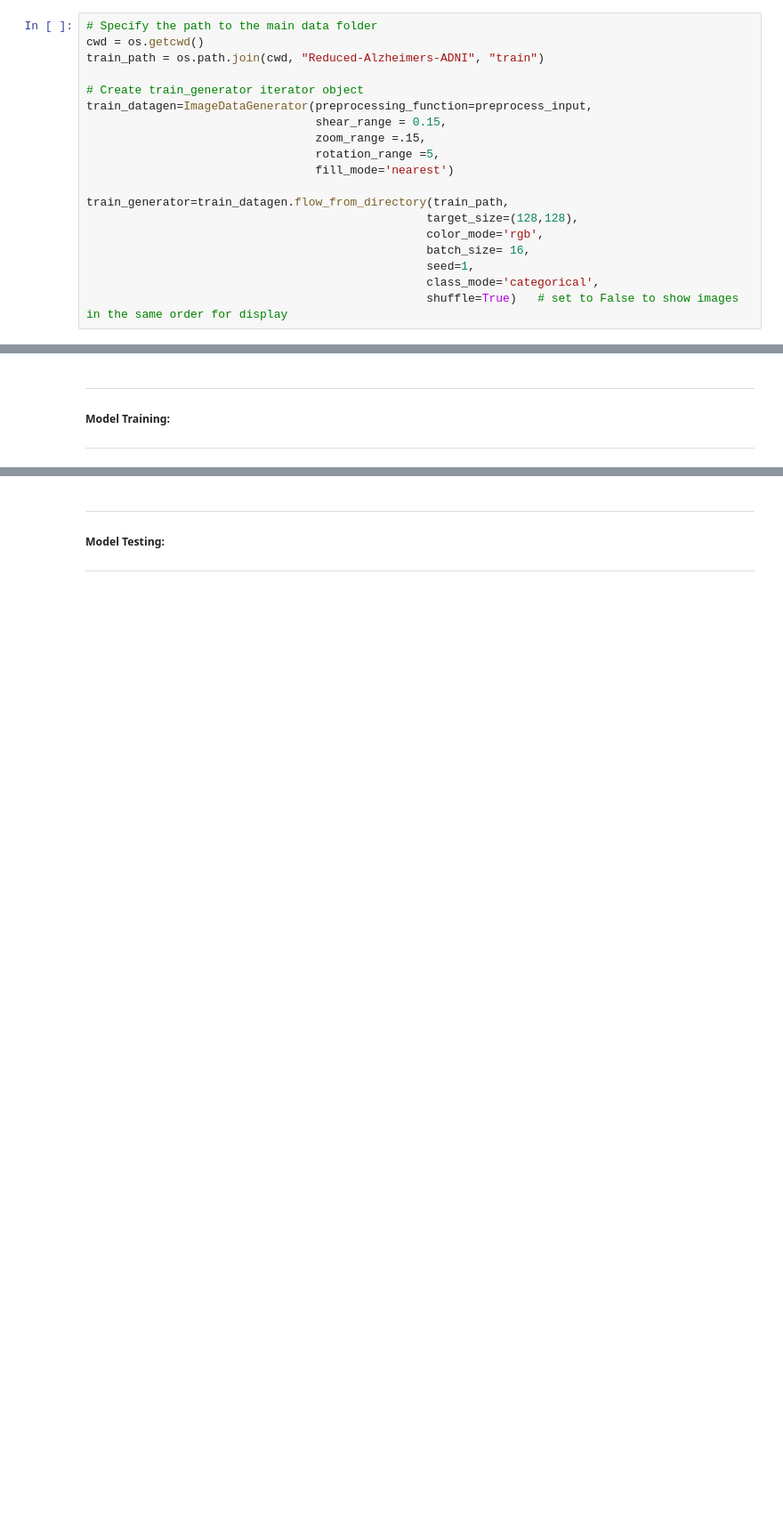
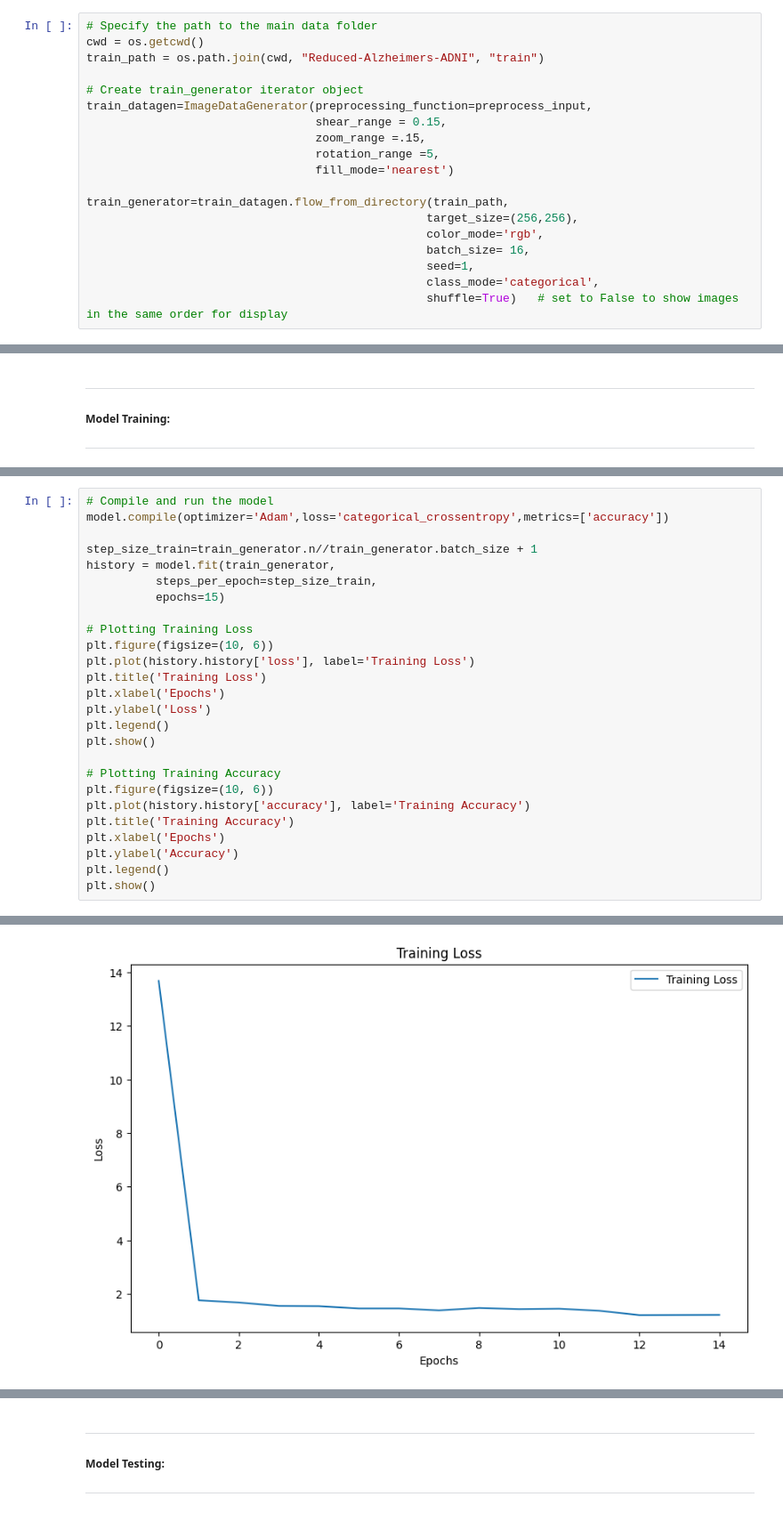
Before and after one commit to jeffock/mri_alz_prog_CNN, a Jupyter notebook: mri_alz_prog.ipynb, the cells around one changed output, grey strips where cells are left out. Shown at 89% size. Drawn from its saved outputs; the diff is of its cells as text; blank space fills up the shorter version.

Commit message:
baseline model complete, b_acc = 0.2

```diff
--- a/mri_alz_prog.ipynb
+++ b/mri_alz_prog.ipynb
@@ -40,7 +40,7 @@ train_datagen=ImageDataGenerator(preprocessing_function=preprocess_input,
                                  fill_mode='nearest')
 
 train_generator=train_datagen.flow_from_directory(train_path,
-                                                 target_size=(128,128),
+                                                 target_size=(256,256),
                                                  color_mode='rgb',
                                                  batch_size= 16,
                                                  seed=1,
@@ -80,0 +118,27 @@ Found 672 images belonging to 5 classes.
+# %%
+# Compile and run the model
+model.compile(optimizer='Adam',loss='categorical_crossentropy',metrics=['accuracy'])
+
+step_size_train=train_generator.n//train_generator.batch_size + 1
+history = model.fit(train_generator,
+          steps_per_epoch=step_size_train,
+          epochs=15)
+
+# Plotting Training Loss
+plt.figure(figsize=(10, 6))
+plt.plot(history.history['loss'], label='Training Loss')
+plt.title('Training Loss')
+plt.xlabel('Epochs')
+plt.ylabel('Loss')
+plt.legend()
+plt.show()
+
+# Plotting Training Accuracy
+plt.figure(figsize=(10, 6))
+plt.plot(history.history['accuracy'], label='Training Accuracy')
+plt.title('Training Accuracy')
+plt.xlabel('Epochs')
+plt.ylabel('Accuracy')
+plt.legend()
+plt.show()
+# %% [output]
@@ -80,0 +165 @@ Found 672 images belonging to 5 classes.
+[figure, added]
```
Also changed, not shown: parts of 6 cells of this notebook, 1 other file.
